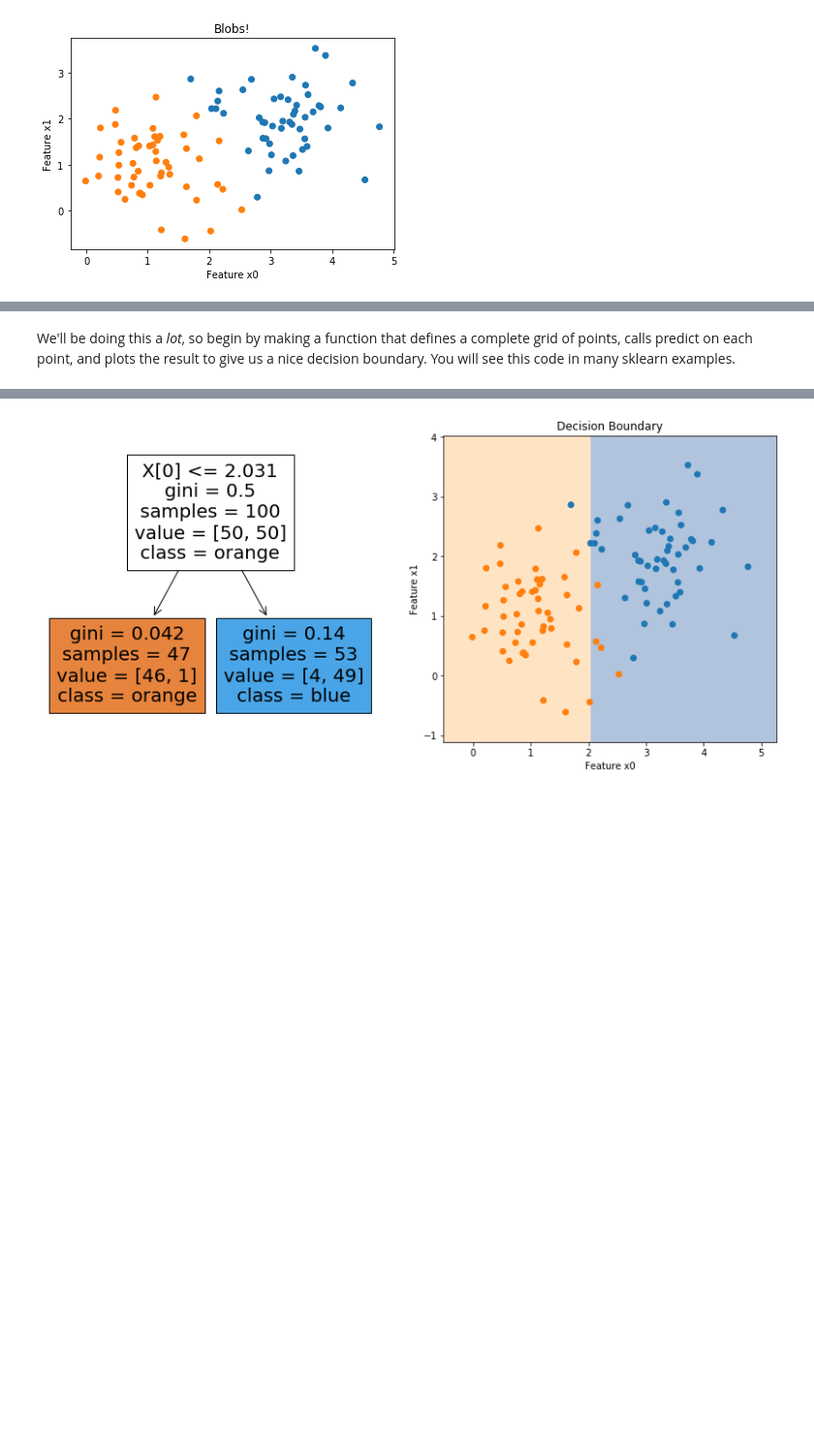
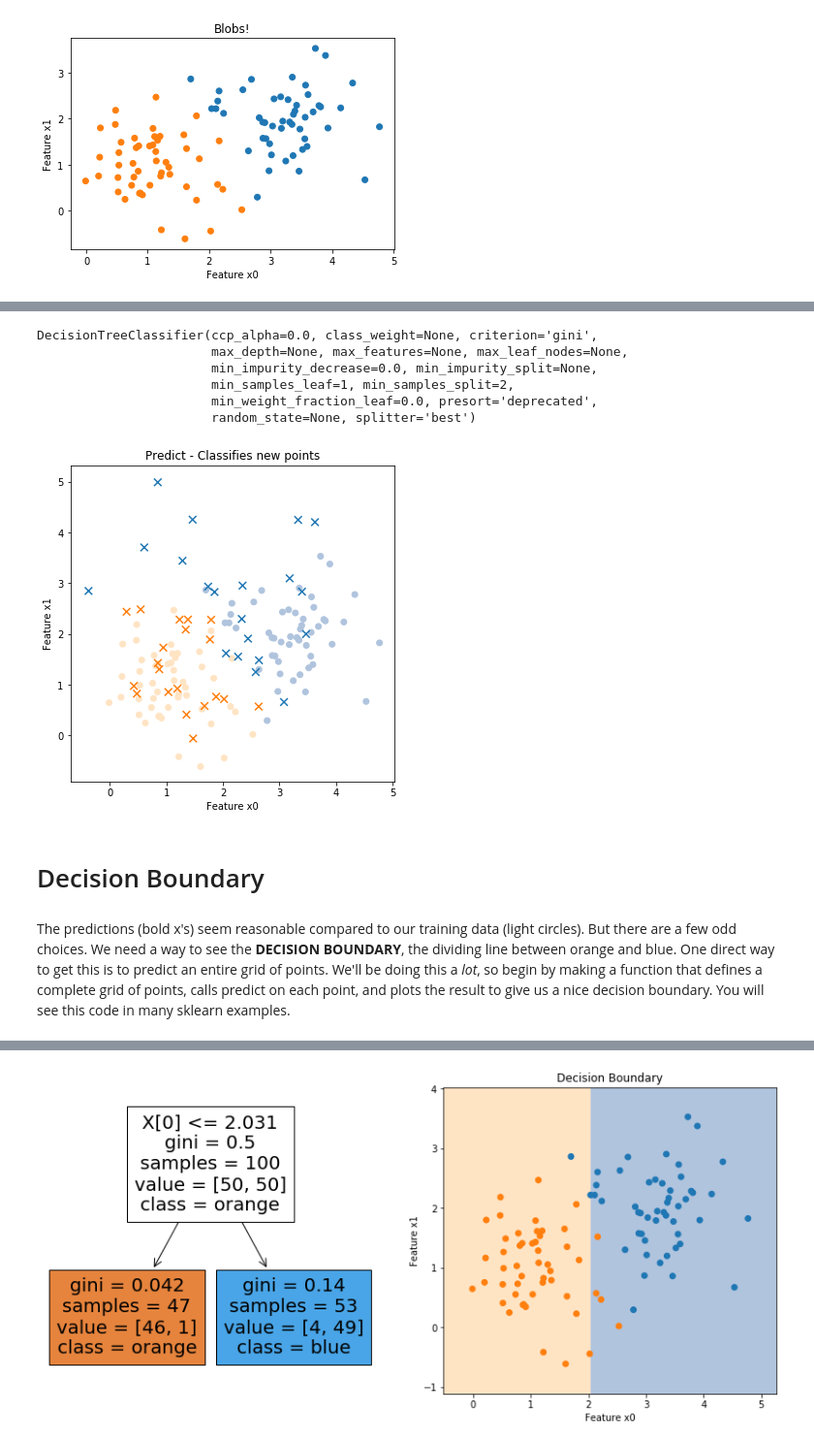
Before and after one commit to mdaugherity/PatternRecognition2020, a Jupyter notebook: Tutorial 8 - Decision Trees.ipynb, the cells around one changed output, grey strips where cells are left out. Shown at 97% size. Drawn from its saved outputs; the diff is of its cells as text; code cells hidden in the pictures; blank space fills up the shorter version.

```diff
--- a/Tutorial 8 - Decision Trees.ipynb
+++ b/Tutorial 8 - Decision Trees.ipynb
@@ -39,5 +45,33 @@ plt.show()
+# %%
+clf = tree.DecisionTreeClassifier()
+clf.fit(X_blob, y_blob)
+# %% [output]
+DecisionTreeClassifier(ccp_alpha=0.0, class_weight=None, criterion='gini',
+                       max_depth=None, max_features=None, max_leaf_nodes=None,
+                       min_impurity_decrease=0.0, min_impurity_split=None,
+                       min_samples_leaf=1, min_samples_split=2,
+                       min_weight_fraction_leaf=0.0, presort='deprecated',
+                       random_state=None, splitter='best')
+# %%
+# Make some new points to predict: 20 rows, 2 columns, gaussian with mean=2 and stdev=1
+X_pred = np.random.normal(loc=2, scale = 1, size=(40,2))
+y_pred = clf.predict(X_pred)
+
+# plot the new predictions
+plt.figure(figsize=(6,6))
+plt.scatter(X_blob[:,0], X_blob[:,1], c=y_blob, marker='o', cmap=cmap_light )
+plt.scatter(X_pred[:,0], X_pred[:,1], c=y_pred, marker='x',cmap=cmap_bold, s=60)
+
+plt.xlabel("Feature x0")
+plt.ylabel("Feature x1")
+plt.title("Predict - Classifies new points")
+plt.show()
+# %% [output]
+[figure, added]
+# %% [markdown]
+# Decision Boundary
 # %% [markdown]
-We'll be doing this a _lot_, so begin by making a function that defines a complete grid of points, calls predict on each point, and plots the result to give us a nice decision boundary.  You will see this code in many sklearn examples.
+The predictions (bold x's) seem reasonable compared to our training data (light circles).  But there are a few odd choices.  We need a way to see the **DECISION BOUNDARY**, the dividing line between orange and blue.  One direct way to get this is to predict an entire grid of points.  We'll be doing this a _lot_, so begin by making a function that defines a complete grid of points, calls predict on each point, and plots the result to give us a nice decision boundary.  You will see this code in many sklearn examples.
 # %%
 def plot_decision(clf, X, cmap='image.cmap', h=0.2, margin=0.2):
     """Plots decision boundary of clf.  X is only used to find min/max range; h = grid size; margin = extra border padding"""
```
Also changed, not shown: parts of 12 cells of this notebook, 1 other file.
